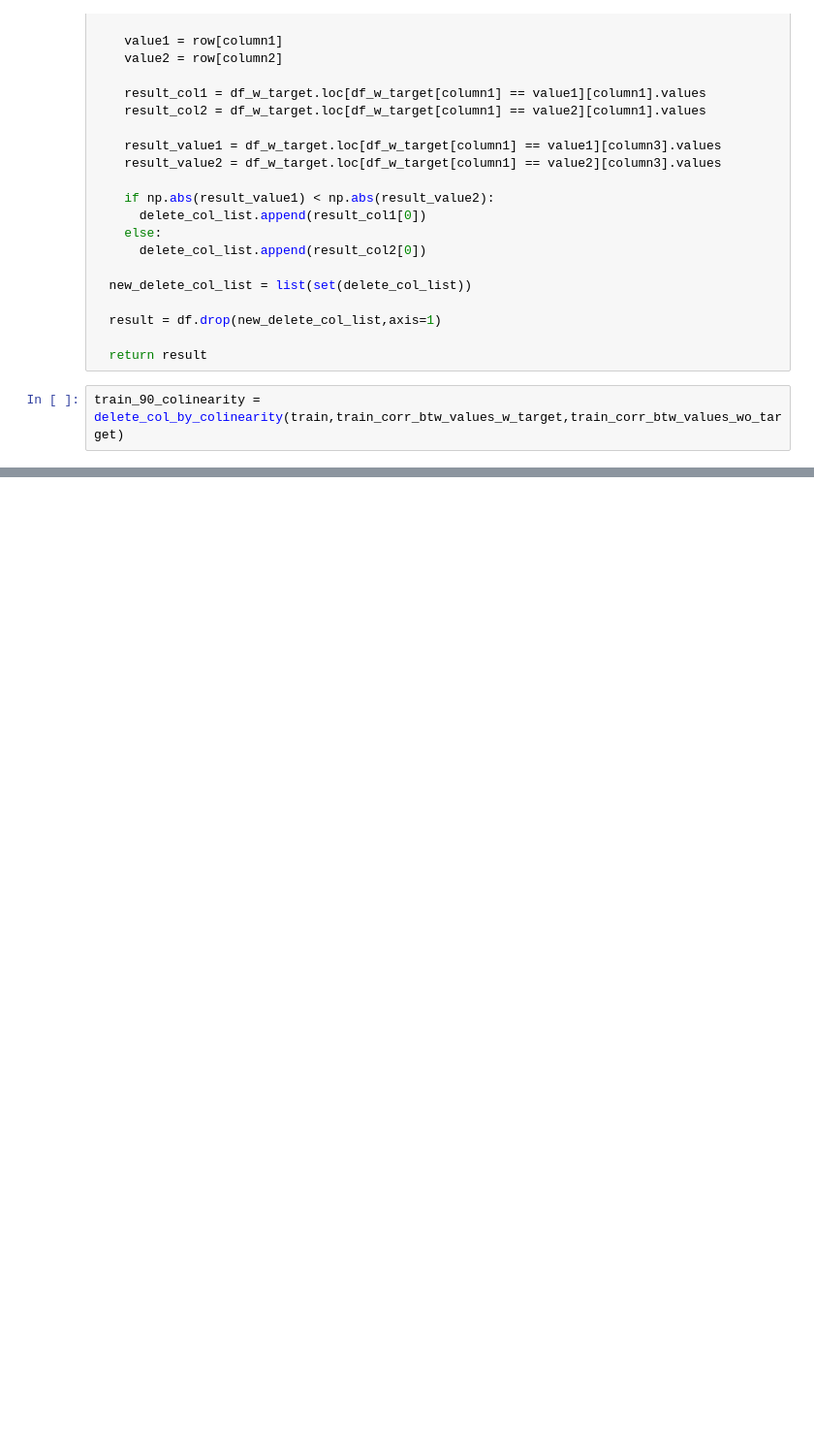
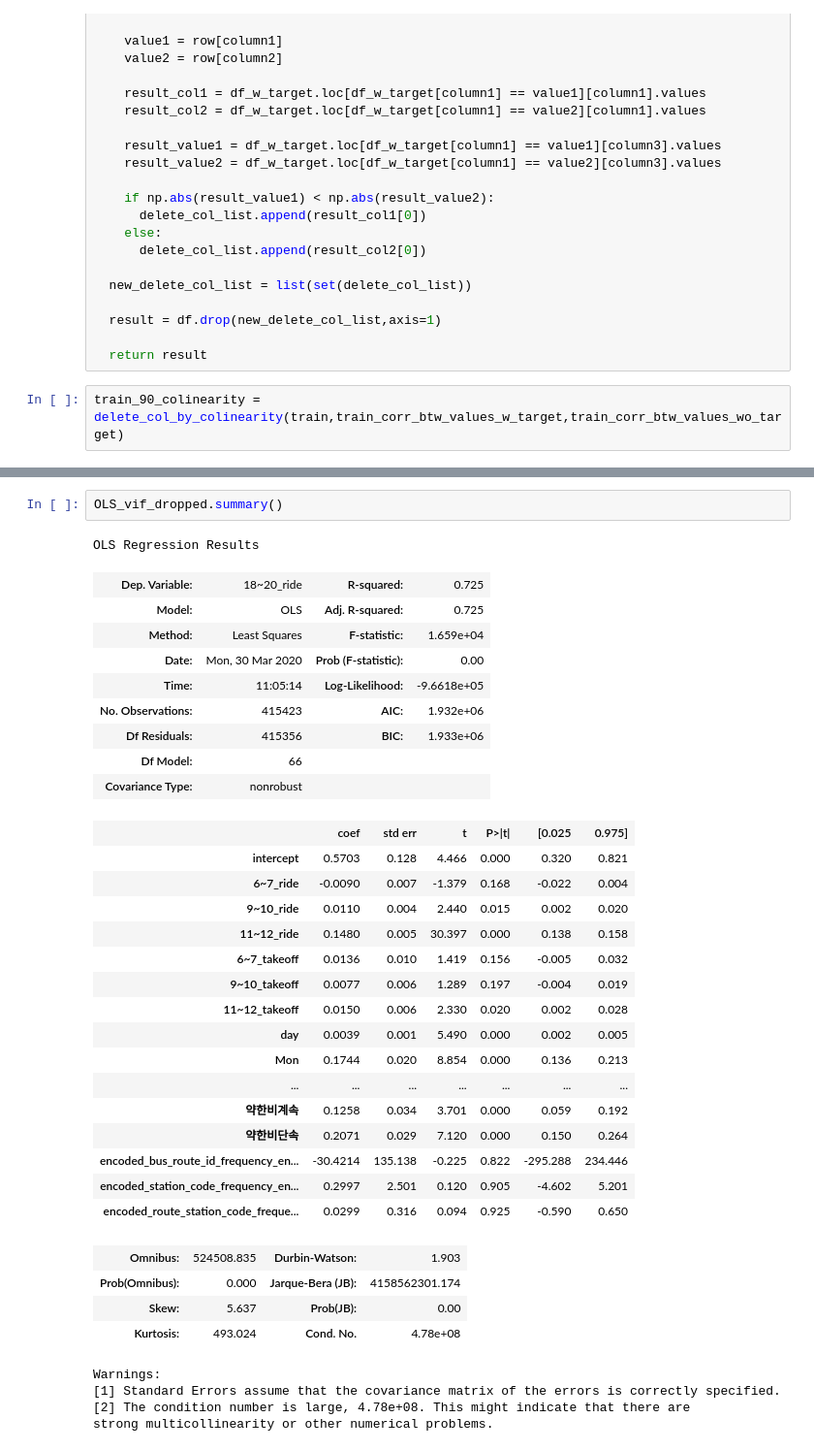
Before and after one commit to JerryKwon/Dacon_Supporters_1st, a Jupyter notebook: submissions/3rd_week/[데이콘 서포터즈 1기_권영인] How much heck the bus is in jeju than seoul_3rd week.ipynb, the cells around one changed output, grey strips where cells are left out. Shown: that part at 97% size. Saved outputs shown, nothing was run; the diff lists cells and outputs as text; blank space fills up the shorter version.

```diff
--- a/submissions/3rd_week/[데이콘 서포터즈 1기_권영인] How much heck the bus is in jeju than seoul_3rd week.ipynb
+++ b/submissions/3rd_week/[데이콘 서포터즈 1기_권영인] How much heck the bus is in jeju than seoul_3rd week.ipynb
@@ -1709,0 +1366,37 @@ VIF
+# %%
+OLS_vif_dropped.summary()
+# %% [output]
+OLS Regression Results
+| Dep. Variable: | 18~20_ride | R-squared: | 0.725 |
+| Model: | OLS | Adj. R-squared: | 0.725 |
+| Method: | Least Squares | F-statistic: | 1.659e+04 |
+| Date: | Mon, 30 Mar 2020 | Prob (F-statistic): | 0.00 |
+| Time: | 11:05:14 | Log-Likelihood: | -9.6618e+05 |
+| No. Observations: | 415423 | AIC: | 1.932e+06 |
+| Df Residuals: | 415356 | BIC: | 1.933e+06 |
+| Df Model: | 66 |  |  |
+| Covariance Type: | nonrobust |  |  |
+|  | coef | std err | t | P>|t| | [0.025 | 0.975] |
+| intercept | 0.5703 | 0.128 | 4.466 | 0.000 | 0.320 | 0.821 |
+| 6~7_ride | -0.0090 | 0.007 | -1.379 | 0.168 | -0.022 | 0.004 |
+| 9~10_ride | 0.0110 | 0.004 | 2.440 | 0.015 | 0.002 | 0.020 |
+| 11~12_ride | 0.1480 | 0.005 | 30.397 | 0.000 | 0.138 | 0.158 |
+| 6~7_takeoff | 0.0136 | 0.010 | 1.419 | 0.156 | -0.005 | 0.032 |
+| 9~10_takeoff | 0.0077 | 0.006 | 1.289 | 0.197 | -0.004 | 0.019 |
+| 11~12_takeoff | 0.0150 | 0.006 | 2.330 | 0.020 | 0.002 | 0.028 |
+| day | 0.0039 | 0.001 | 5.490 | 0.000 | 0.002 | 0.005 |
+| Mon | 0.1744 | 0.020 | 8.854 | 0.000 | 0.136 | 0.213 |
+| ... | ... | ... | ... | ... | ... | ... |
+| 약한비계속 | 0.1258 | 0.034 | 3.701 | 0.000 | 0.059 | 0.192 |
+| 약한비단속 | 0.2071 | 0.029 | 7.120 | 0.000 | 0.150 | 0.264 |
+| encoded_bus_route_id_frequency_en... | -30.4214 | 135.138 | -0.225 | 0.822 | -295.288 | 234.446 |
+| encoded_station_code_frequency_en... | 0.2997 | 2.501 | 0.120 | 0.905 | -4.602 | 5.201 |
+| encoded_route_station_code_freque... | 0.0299 | 0.316 | 0.094 | 0.925 | -0.590 | 0.650 |
+| Omnibus: | 524508.835 | Durbin-Watson: | 1.903 |
+| Prob(Omnibus): | 0.000 | Jarque-Bera (JB): | 4158562301.174 |
+| Skew: | 5.637 | Prob(JB): | 0.00 |
+| Kurtosis: | 493.024 | Cond. No. | 4.78e+08 |
+Warnings:
+[1] Standard Errors assume that the covariance matrix of the errors is correctly specified.
+[2] The condition number is large, 4.78e+08. This might indicate that there are
+strong multicollinearity or other numerical problems.
```
Also changed, not shown: parts of 52 cells of this notebook.
